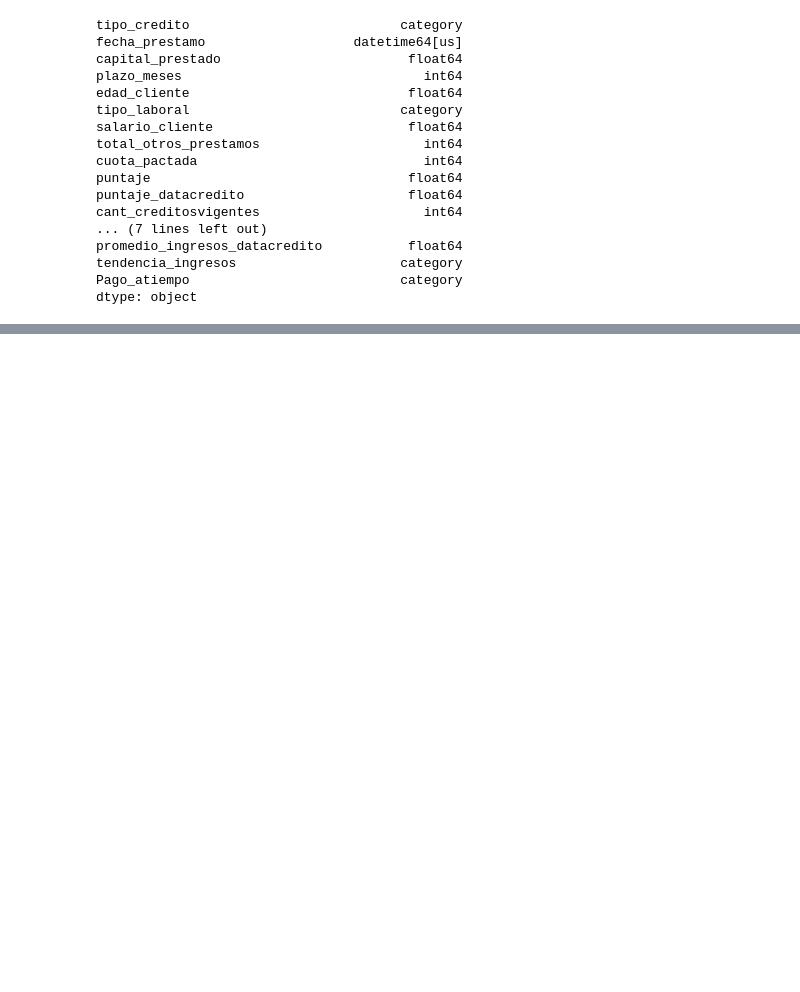
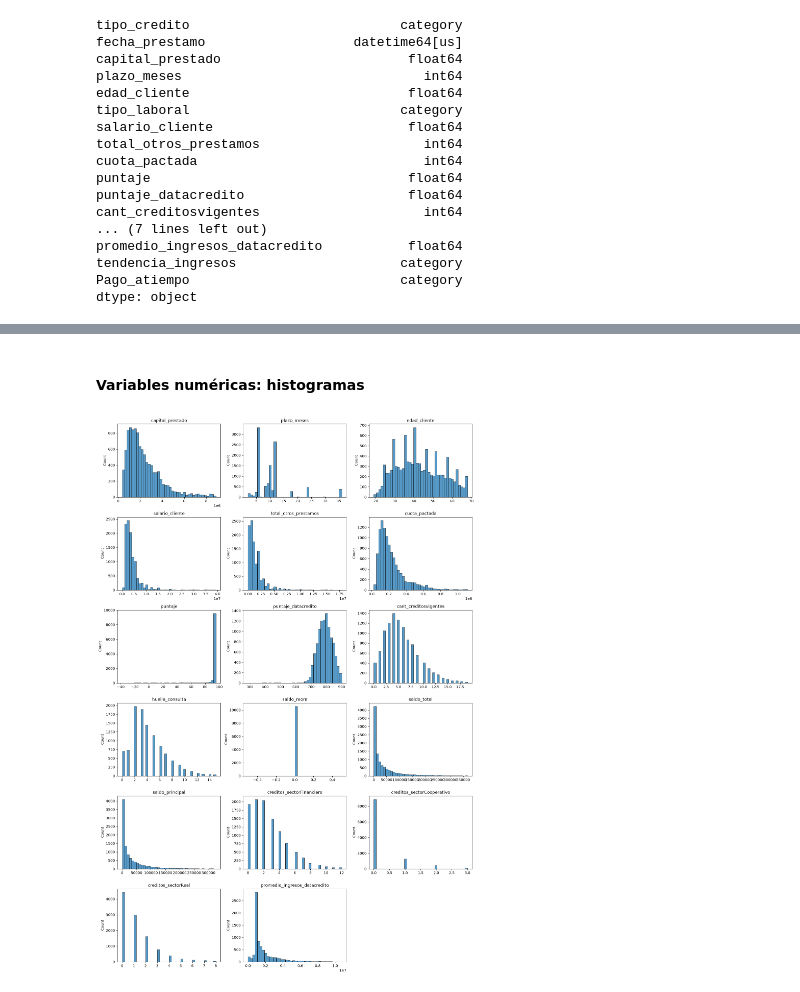
Before and after one commit to CarolinaLondono/mlops_repo_clondo-o, a Jupyter notebook: mlops_pipeline/comprension_eda.ipynb, the cells around one changed output, grey strips where cells are left out. Drawn from its saved outputs; the diff is of its cells as text; code cells hidden in the pictures; blank space fills up the shorter version.

```diff
--- a/mlops_pipeline/comprension_eda.ipynb
+++ b/mlops_pipeline/comprension_eda.ipynb
@@ -584,0 +631,22 @@ dtype: object
+# %% [markdown]
+#### Variables numéricas: histogramas
+# %%
+cols_num = df.select_dtypes(include="number").columns
+
+fig, axes = plt.subplots(6, 3, figsize=(15, 22))
+axes = axes.flatten()
+
+for i, col in enumerate(cols_num):
+    datos = df[col].dropna()
+    corte = datos.quantile(0.99)
+    sns.histplot(datos[datos <= corte], bins=40, ax=axes[i])
+    axes[i].set_title(col)
+    axes[i].set_xlabel("")
+
+for j in range(len(cols_num), len(axes)):
+    axes[j].set_visible(False)
+
+plt.tight_layout()
+plt.show()
+# %% [output]
+[figure, added]
```
Also changed, not shown: parts of 9 cells of this notebook.
